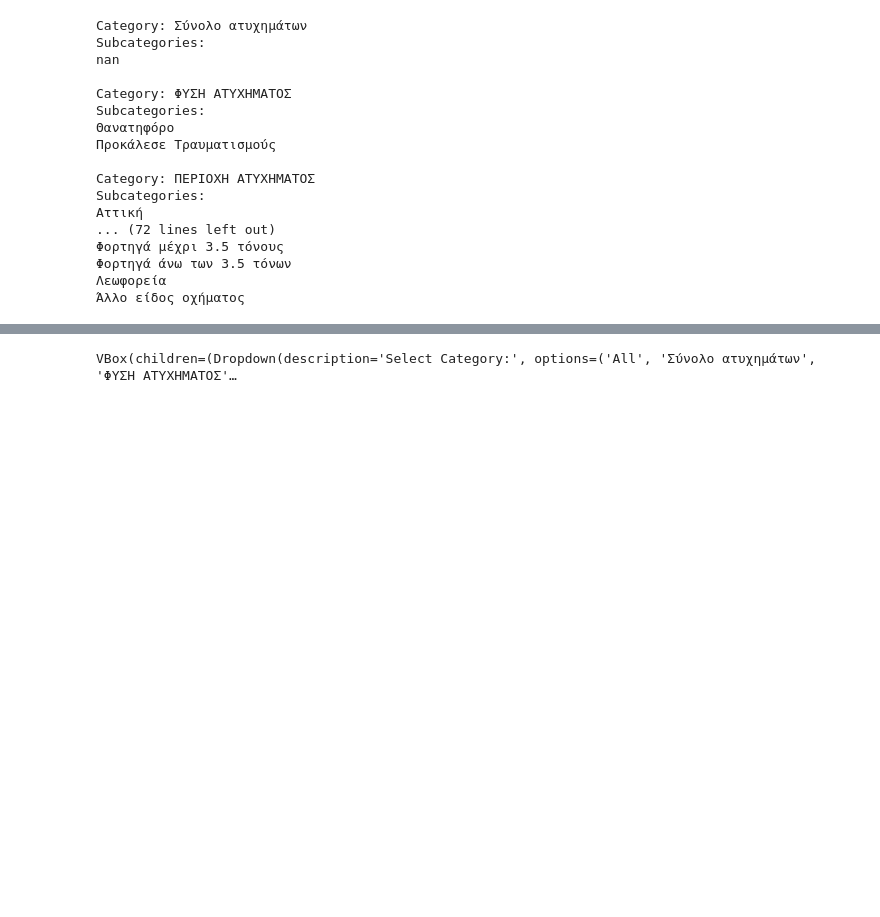
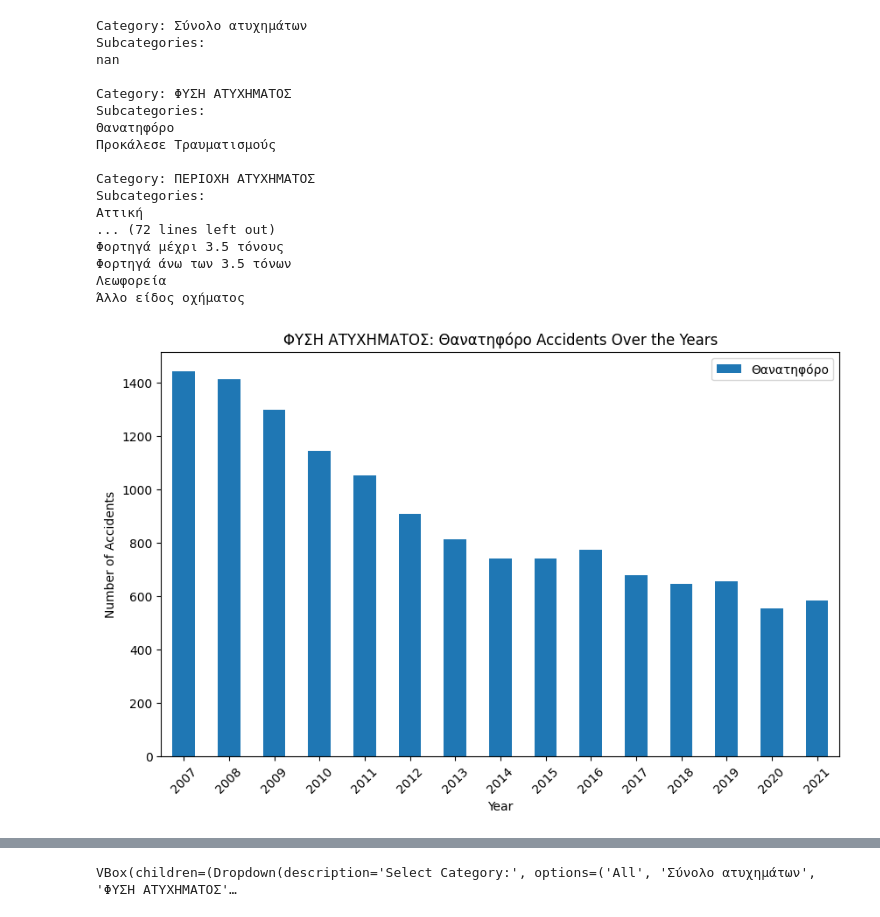
Before and after one commit to hippoghost/CarAccidentAnalysis, a Jupyter notebook: interactive visualizations.ipynb, the cells around one changed output, grey strips where cells are left out. Cells and saved outputs as stored; diff of their text form; code cells hidden in the pictures; blank space fills up the shorter version.

```diff
--- a/interactive visualizations.ipynb
+++ b/interactive visualizations.ipynb
@@ -134,3 +141,42 @@ Subcategories:
 Φορτηγά άνω των 3.5 τόνων
 Λεωφορεία
 Άλλο είδος οχήματος
+# %%
+import pandas as pd
+import matplotlib.pyplot as plt
+import seaborn as sns
+
+# Assuming df is your dataframe with the provided columns
+
+# Function to plot bar chart
+def plot_bar_chart(category, subcategory, years):
+    data = df[(df['Category'] == category) & (df['Subcategory'] == subcategory)][years]
+    data = data.transpose()
+    data.columns = [subcategory]
+    data.plot(kind='bar', figsize=(10, 6), rot=45)
+    plt.title(f'{category}: {subcategory} Accidents Over the Years')
+    plt.xlabel('Year')
+    plt.ylabel('Number of Accidents')
+    plt.show()
+
+# Function to plot heatmap
+def plot_heatmap(category, subcategories, years):
+    data = df[(df['Category'] == category) & (df['Subcategory'].isin(subcategories))][years]
+    data = data.transpose()
+    plt.figure(figsize=(12, 8))
+    sns.heatmap(data, annot=True, cmap='viridis', fmt='d', linewidths=.5)
+    plt.title(f'{category} Accidents by Subcategories Over the Years')
+    plt.xlabel('Subcategory')
+    plt.ylabel('Year')
+    plt.show()
+
+# Example Usage
+# Feel free to customize the subcategories, years, and other parameters based on your specific needs
+
+# Plot Bar Chart for Category: ΦΥΣΗ ΑΤΥΧΗΜΑΤΟΣ, Subcategory: Θανατηφόρο
+plot_bar_chart('ΦΥΣΗ ΑΤΥΧΗΜΑΤΟΣ', 'Θανατηφόρο', ['2007', '2008', '2009', '2010', '2011', '2012', '2013', '2014', '2015', '2016', '2017', '2018', '2019', '2020', '2021'])
+
+# Plot Heatmap for Category: ΠΕΡΙΟΧΗ ΑΤΥΧΗΜΑΤΟΣ, Subcategories: ['Αττική', 'Λοιπή Χώρα']
+#plot_heatmap('ΠΕΡΙΟΧΗ ΑΤΥΧΗΜΑΤΟΣ', ['Αττική', 'Λοιπή Χώρα'], ['2007', '2008', '2009', '2010', '2011', '2012', '2013', '2014', '2015', '2016', '2017', '2018', '2019', '2020', '2021'])
+# %% [output]
+[figure, added]
```
Also changed, not shown: parts of 4 cells of this notebook, 1 other file.
